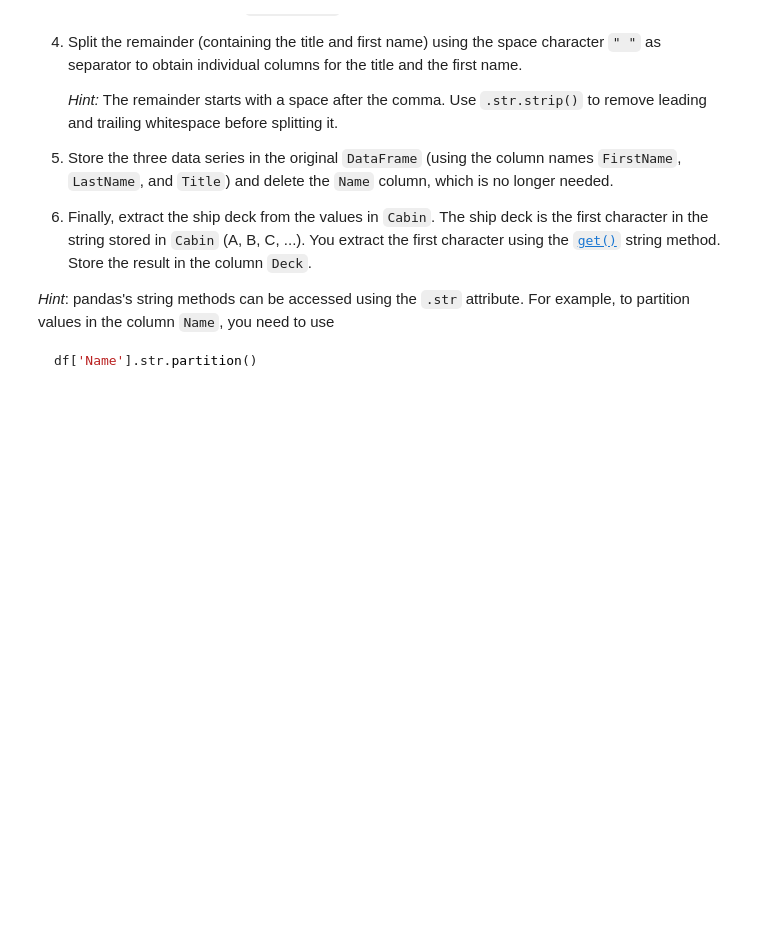
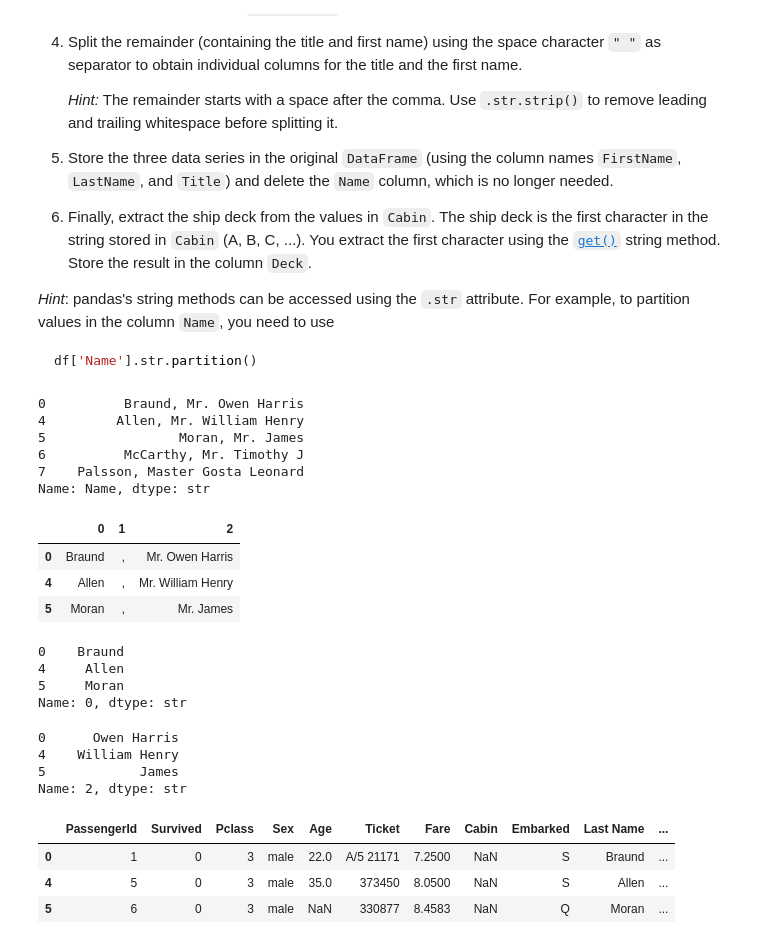
Before and after one commit to theamaelen-wq/TECH2-H26, a Jupyter notebook: workshops/workshop2/workshop2_TOEM.ipynb, the cells around one changed output. Drawn from its saved outputs; the diff is of its cells as text; code cells hidden in the pictures; blank space fills up the shorter version.

````diff
--- a/workshops/workshop2/workshop2_TOEM.ipynb
+++ b/workshops/workshop2/workshop2_TOEM.ipynb
@@ -480,3 +510,64 @@ to partition values in the column `Name`, you need to use
 ```python
 df['Name'].str.partition()
 ```
+# %%
+# Part 1
+file = f'{DATA_PATH}/titanic.csv'
+df = pd.read_csv(file)
+df = df.loc[df['Sex'] == 'male'].copy()
+# %%
+# Part 2
+df['Name'].head(5)
+# %% [output]
+0          Braund, Mr. Owen Harris
+4         Allen, Mr. William Henry
+5                 Moran, Mr. James
+6          McCarthy, Mr. Timothy J
+7    Palsson, Master Gosta Leonard
+Name: Name, dtype: str
+# %%
+# Part 3
+names = df['Name'].str.partition(',')
+names.head(3)
+# %% [output]
+|  | 0 | 1 | 2 |
+| 0 | Braund | , | Mr. Owen Harris |
+| 4 | Allen | , | Mr. William Henry |
+| 5 | Moran | , | Mr. James |
+# %%
+last_name = names[0].str.strip()
+last_name.head(3)
+# %% [output]
+0    Braund
+4     Allen
+5     Moran
+Name: 0, dtype: str
+# %%
+# Part 4
+# Title and first name (potentially multiple) are separated by space
+title_first = names[2].str.strip().str.partition(' ')
+
+title = title_first[0]
+title.head(3)
+
+first_name = title_first[2]
+first_name.head(3)
+# %% [output]
+0      Owen Harris
+4    William Henry
+5            James
+Name: 2, dtype: str
+# %%
+# Part 5
+df['Last Name'] = last_name
+df['Title'] = title
+df['First Name'] = first_name
+
+del df['Name']
+
+df.head(3)
+# %% [output]
+|  | PassengerId | Survived | Pclass | Sex | Age | Ticket | Fare | Cabin | Embarked | Last Name | ... |
+| 0 | 1 | 0 | 3 | male | 22.0 | A/5 21171 | 7.2500 | NaN | S | Braund | ... |
+| 4 | 5 | 0 | 3 | male | 35.0 | 373450 | 8.0500 | NaN | S | Allen | ... |
+| 5 | 6 | 0 | 3 | male | NaN | 330877 | 8.4583 | NaN | Q | Moran | ... |
````
Also changed, not shown: parts of 8 cells of this notebook.
